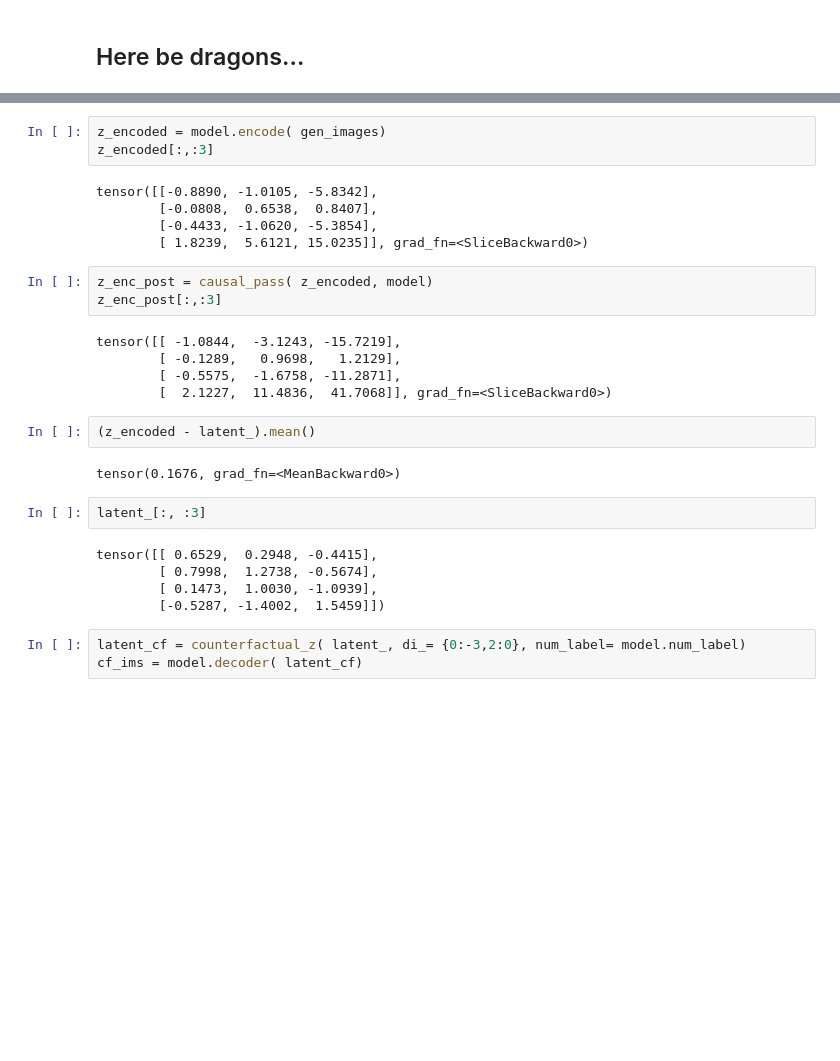
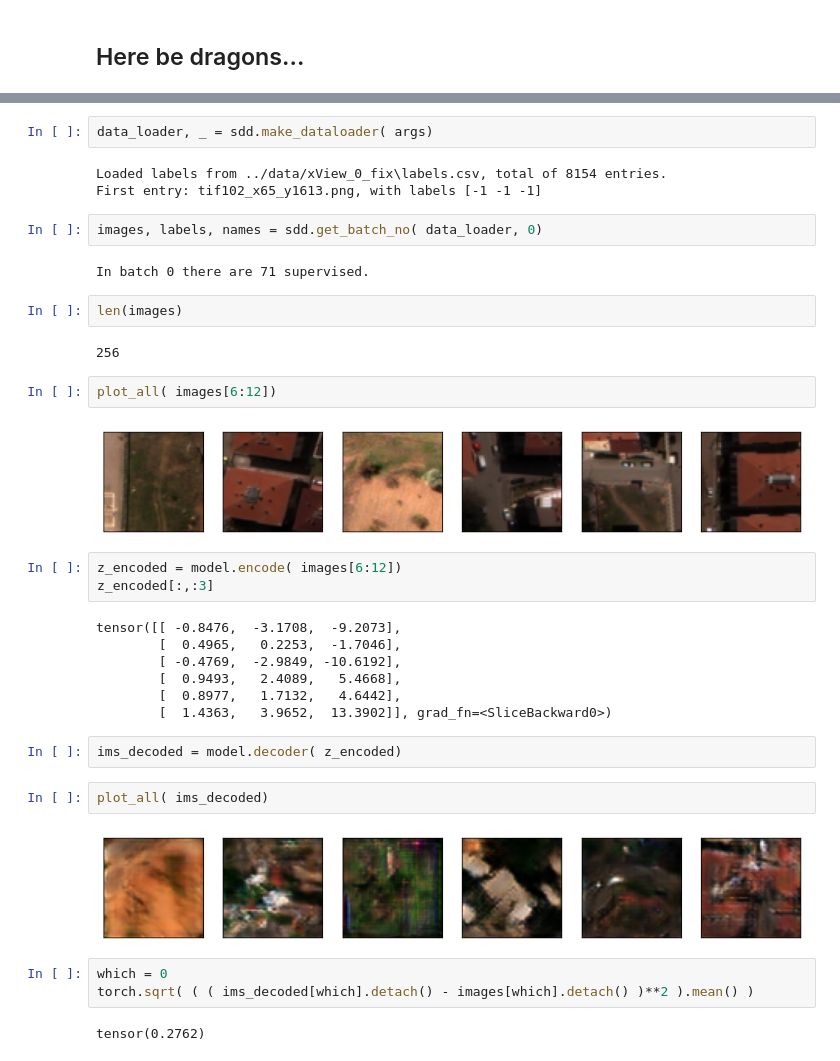
Before and after one commit to dpanas/clear-dear, a Jupyter notebook: notebooks/dp-5-dear-results-0.ipynb, the cells around one changed output, grey strips where cells are left out. Drawn from its saved outputs; the diff is of its cells as text; blank space fills up the shorter version.

```diff
--- a/notebooks/dp-5-dear-results-0.ipynb
+++ b/notebooks/dp-5-dear-results-0.ipynb
@@ -251,30 +300,38 @@ tensor([[-1.1902, -0.3250,  0.2716],
+# %%
+data_loader, _ = sdd.make_dataloader( args)
+# %% [output]
+Loaded labels from ../data/xView_0_fix\labels.csv, total of 8154 entries.
+First entry: tif102_x65_y1613.png, with labels [-1 -1 -1]
+# %%
+images, labels, names = sdd.get_batch_no( data_loader, 0)
+# %% [output]
+In batch 0 there are 71 supervised.
+# %%
+len(images)
+# %% [output]
+256
+# %%
+plot_all( images[6:12])
+# %% [output]
+[figure, added]
 # %%
-z_encoded = model.encode( gen_images)
+z_encoded = model.encode( images[6:12])
 z_encoded[:,:3]
 # %% [output]
-tensor([[-0.8890, -1.0105, -5.8342],
-        [-0.0808,  0.6538,  0.8407],
-        [-0.4433, -1.0620, -5.3854],
-        [ 1.8239,  5.6121, 15.0235]], grad_fn=<SliceBackward0>)
+tensor([[ -0.8476,  -3.1708,  -9.2073],
+        [  0.4965,   0.2253,  -1.7046],
+        [ -0.4769,  -2.9849, -10.6192],
+        [  0.9493,   2.4089,   5.4668],
+        [  0.8977,   1.7132,   4.6442],
+        [  1.4363,   3.9652,  13.3902]], grad_fn=<SliceBackward0>)
 # %%
-z_enc_post = causal_pass( z_encoded, model)
-z_enc_post[:,:3]
+ims_decoded = model.decoder( z_encoded)
-# %% [output]
-tensor([[ -1.0844,  -3.1243, -15.7219],
-        [ -0.1289,   0.9698,   1.2129],
-        [ -0.5575,  -1.6758, -11.2871],
-        [  2.1227,  11.4836,  41.7068]], grad_fn=<SliceBackward0>)
 # %%
-(z_encoded - latent_).mean()
+plot_all( ims_decoded)
 # %% [output]
-tensor(0.1676, grad_fn=<MeanBackward0>)
+[figure, added]
 # %%
-latent_[:, :3]
+which = 0
+torch.sqrt( ( ( ims_decoded[which].detach() - images[which].detach() )**2 ).mean() )
 # %% [output]
-tensor([[ 0.6529,  0.2948, -0.4415],
-        [ 0.7998,  1.2738, -0.5674],
-        [ 0.1473,  1.0030, -1.0939],
-        [-0.5287, -1.4002,  1.5459]])
+tensor(0.2762)
-# %%
-latent_cf = counterfactual_z( latent_, di_= {0:-3,2:0}, num_label= model.num_label)
-cf_ims = model.decoder( latent_cf)
```
Also changed, not shown: parts of 24 cells of this notebook, 5 other files.
